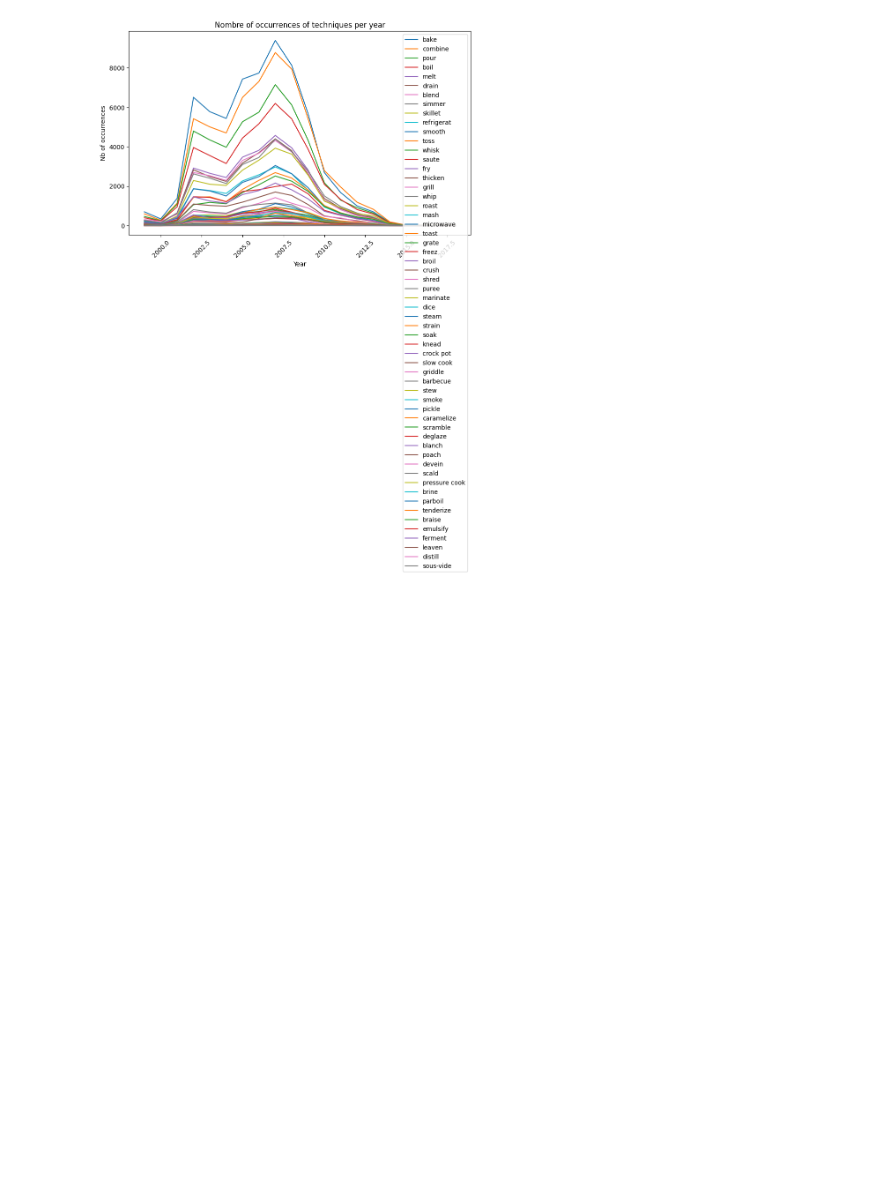
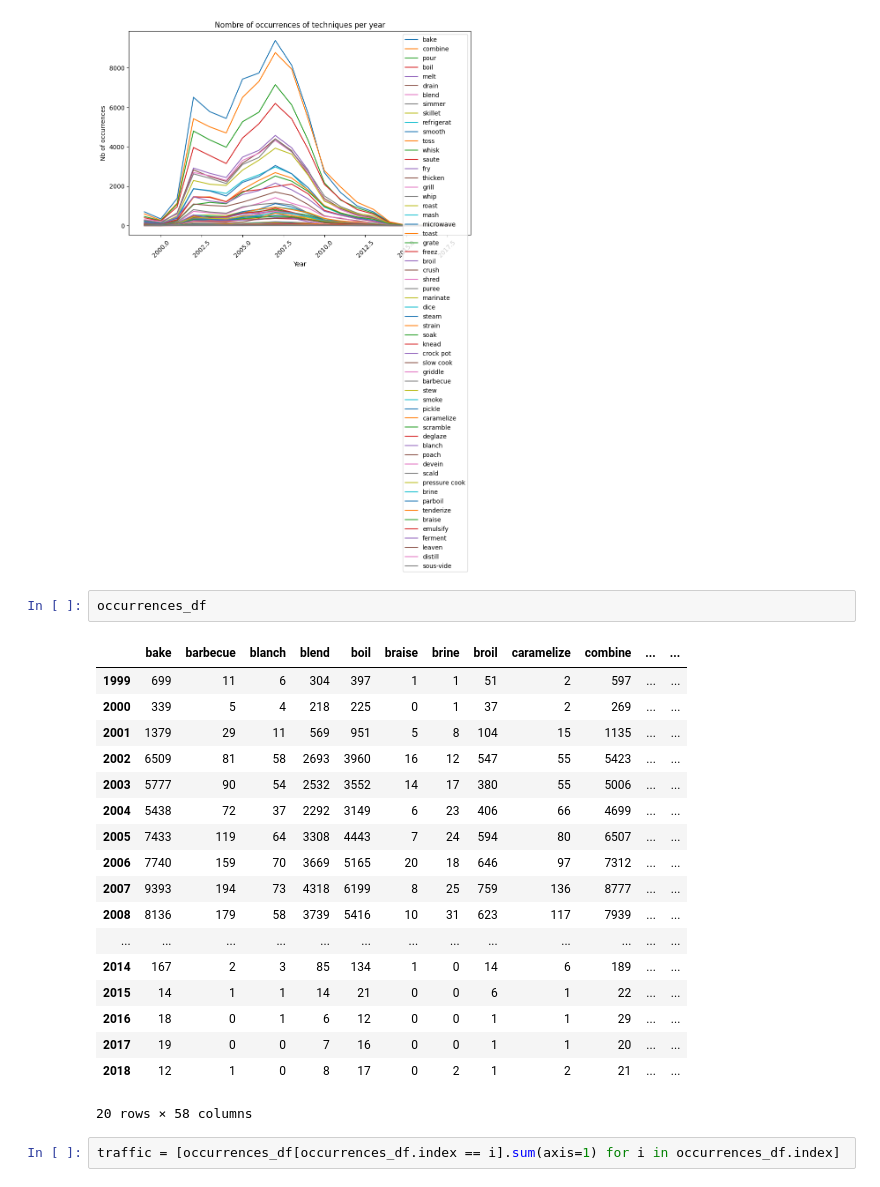
Before and after one commit to amaldre/projet_Kit_Big_Data, a Jupyter notebook: data_processing/baptiste.ipynb, the cells around one changed output. Cells and saved outputs as stored; diff of their text form; blank space fills up the shorter version.

```diff
--- a/data_processing/baptiste.ipynb
+++ b/data_processing/baptiste.ipynb
@@ -343,3 +343,26 @@ plt.tight_layout()
 plt.show()
 # %% [output]
 [figure]
+# %%
+occurrences_df
+# %% [output]
+|  | bake | barbecue | blanch | blend | boil | braise | brine | broil | caramelize | combine | ... | ... |
+| 1999 | 699 | 11 | 6 | 304 | 397 | 1 | 1 | 51 | 2 | 597 | ... | ... |
+| 2000 | 339 | 5 | 4 | 218 | 225 | 0 | 1 | 37 | 2 | 269 | ... | ... |
+| 2001 | 1379 | 29 | 11 | 569 | 951 | 5 | 8 | 104 | 15 | 1135 | ... | ... |
+| 2002 | 6509 | 81 | 58 | 2693 | 3960 | 16 | 12 | 547 | 55 | 5423 | ... | ... |
+| 2003 | 5777 | 90 | 54 | 2532 | 3552 | 14 | 17 | 380 | 55 | 5006 | ... | ... |
+| 2004 | 5438 | 72 | 37 | 2292 | 3149 | 6 | 23 | 406 | 66 | 4699 | ... | ... |
+| 2005 | 7433 | 119 | 64 | 3308 | 4443 | 7 | 24 | 594 | 80 | 6507 | ... | ... |
+| 2006 | 7740 | 159 | 70 | 3669 | 5165 | 20 | 18 | 646 | 97 | 7312 | ... | ... |
+| 2007 | 9393 | 194 | 73 | 4318 | 6199 | 8 | 25 | 759 | 136 | 8777 | ... | ... |
+| 2008 | 8136 | 179 | 58 | 3739 | 5416 | 10 | 31 | 623 | 117 | 7939 | ... | ... |
+| ... | ... | ... | ... | ... | ... | ... | ... | ... | ... | ... | ... | ... |
+| 2014 | 167 | 2 | 3 | 85 | 134 | 1 | 0 | 14 | 6 | 189 | ... | ... |
+| 2015 | 14 | 1 | 1 | 14 | 21 | 0 | 0 | 6 | 1 | 22 | ... | ... |
+| 2016 | 18 | 0 | 1 | 6 | 12 | 0 | 0 | 1 | 1 | 29 | ... | ... |
+| 2017 | 19 | 0 | 0 | 7 | 16 | 0 | 0 | 1 | 1 | 20 | ... | ... |
+| 2018 | 12 | 1 | 0 | 8 | 17 | 0 | 2 | 1 | 2 | 21 | ... | ... |
+20 rows × 58 columns
+# %%
+traffic = [occurrences_df[occurrences_df.index == i].sum(axis=1) for i in occurrences_df.index]
```
Also changed, not shown: parts of 4 cells of this notebook, 3 other files.
